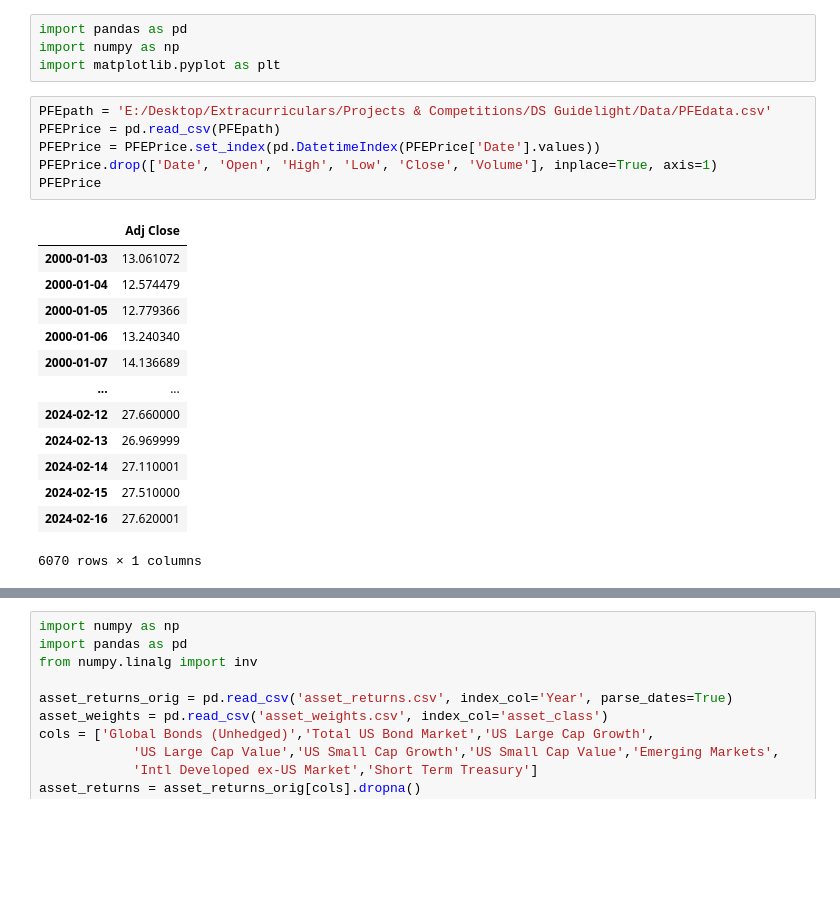
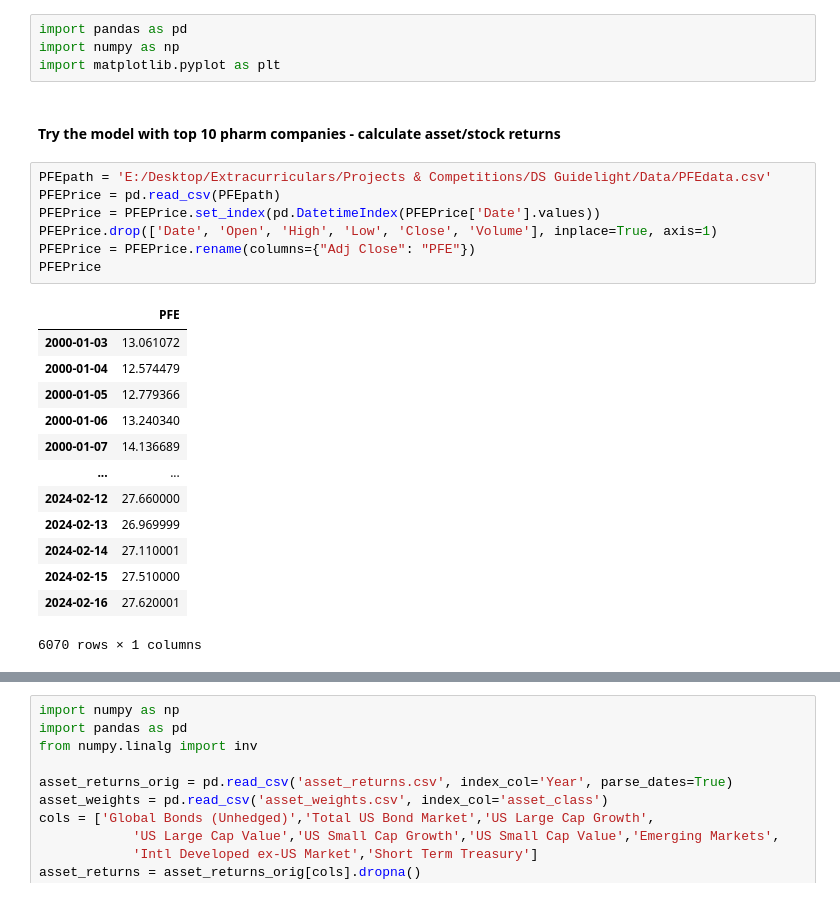
Before and after one commit to DS-Brownion/guidelight, a Jupyter notebook: black-litterman.ipynb, the cells around one changed output, grey strips where cells are left out. Cells and saved outputs as stored; diff of their text form; blank space fills up the shorter version.

Commit message:
continue calculating asset returns

```diff
--- a/black-litterman.ipynb
+++ b/black-litterman.ipynb
@@ -2,14 +2,17 @@
 import pandas as pd
 import numpy as np
 import matplotlib.pyplot as plt
+# %% [markdown]
+#### Try the model with top 10 pharm companies - calculate asset/stock returns
 # %%
 PFEpath = 'E:/Desktop/Extracurriculars/Projects & Competitions/DS Guidelight/Data/PFEdata.csv'
 PFEPrice = pd.read_csv(PFEpath)
 PFEPrice = PFEPrice.set_index(pd.DatetimeIndex(PFEPrice['Date'].values))
 PFEPrice.drop(['Date', 'Open', 'High', 'Low', 'Close', 'Volume'], inplace=True, axis=1)
+PFEPrice = PFEPrice.rename(columns={"Adj Close": "PFE"})
 PFEPrice
 # %% [output]
-|  | Adj Close |
+|  | PFE |
 | 2000-01-03 | 13.061072 |
 | 2000-01-04 | 12.574479 |
 | 2000-01-05 | 12.779366 |
```
Also changed, not shown: parts of 17 cells of this notebook, 1 other file.
